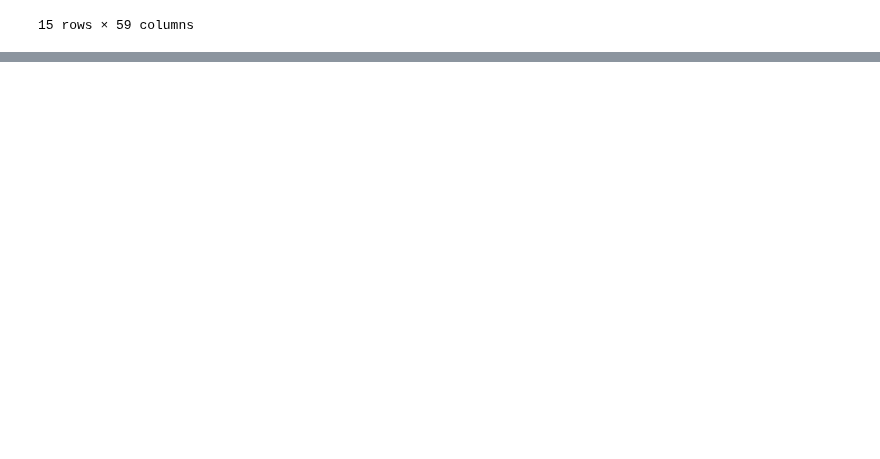
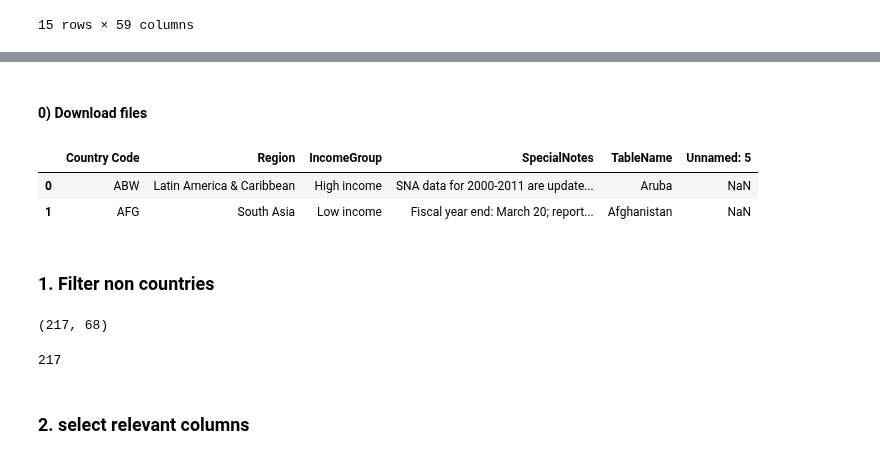
Before and after one commit to moonlimb/zerg, a Jupyter notebook: data/WB/task3_WB_analysis.ipynb, the cells around one changed output, grey strips where cells are left out. Saved outputs shown, nothing was run; the diff lists cells and outputs as text; code cells hidden in the pictures; blank space fills up the shorter version.

```diff
--- a/data/WB/task3_WB_analysis.ipynb
+++ b/data/WB/task3_WB_analysis.ipynb
@@ -777,0 +806,24 @@ df_gdp[df_gdp['Country Name'] == 'Germany']['1980']
+# %% [markdown]
+#### 0) Download files
+# %%
+gdp_pp_const = pd.read_csv('./gdp/gdp_ppp_constant/API_NY.GDP.MKTP.PP.KD_DS2_en_csv_v2.csv', skiprows=3)
+gdp_pp_meta = pd.read_csv('./gdp/gdp_ppp_constant/Metadata_Country_API_NY.GDP.MKTP.PP.KD_DS2_en_csv_v2.csv')
+gdp_pp_const.head(3)
+gdp_pp_meta.head(2)
+# %% [output]
+|  | Country Code | Region | IncomeGroup | SpecialNotes | TableName | Unnamed: 5 |
+| 0 | ABW | Latin America & Caribbean | High income | SNA data for 2000-2011 are update... | Aruba | NaN |
+| 1 | AFG | South Asia | Low income | Fiscal year end: March 20; report... | Afghanistan | NaN |
+# %% [markdown]
+### 1. Filter non countries
+# %%
+gdp_pp_filtered = filter_non_countries(gdp_pp_const, gdp_pp_meta)
+gdp_pp_filtered.shape
+# %% [output]
+(217, 68)
+# %%
+gdp_pp_filtered['2017'].isnull().count() # confirming that 2017 empty
+# %% [output]
+217
+# %% [markdown]
+### 2. select relevant columns
```
Also changed, not shown: parts of 14 cells of this notebook.
